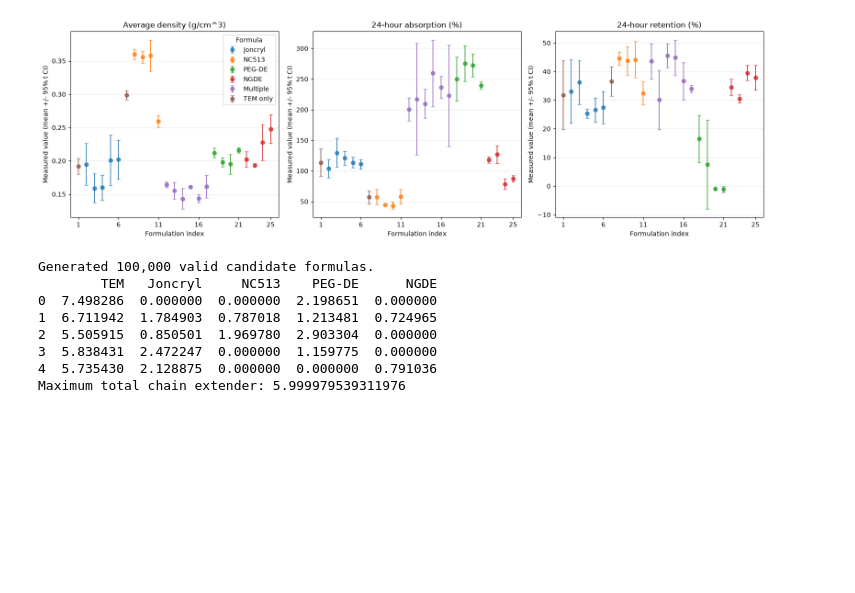
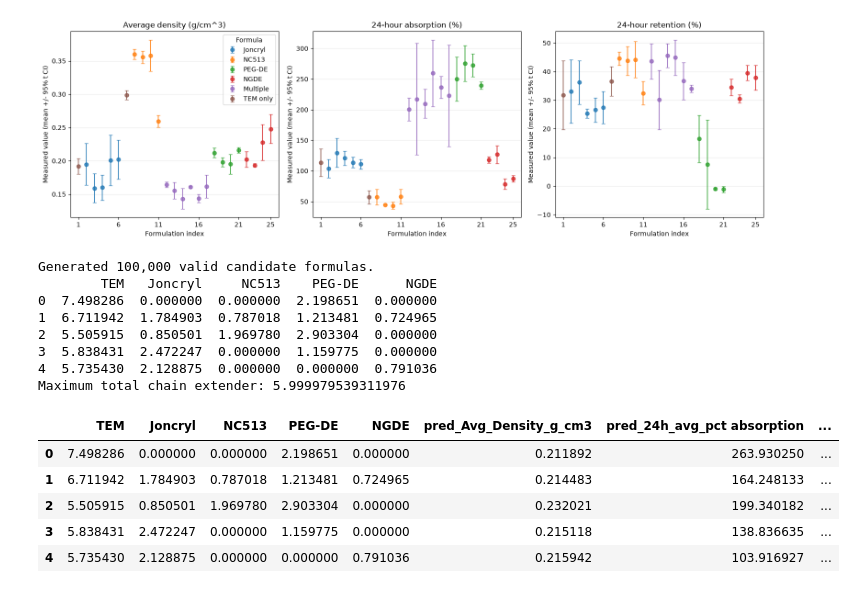
Before and after one commit to brookeb2000/foam-project, a Jupyter notebook: notebooks/0.07-bab-visualize-formulas.ipynb, the cells around one changed output. Drawn from its saved outputs; the diff is of its cells as text; code cells hidden in the pictures; blank space fills up the shorter version.

```diff
--- a/notebooks/0.07-bab-visualize-formulas.ipynb
+++ b/notebooks/0.07-bab-visualize-formulas.ipynb
@@ -184,10 +182,39 @@ Generated 100,000 valid candidate formulas.
 4  5.735430  2.128875  0.000000  0.000000  0.791036
 Maximum total chain extender: 5.999979539311976
 # %%
+# load the gpr_models
+import joblib
+from pathlib import Path
+
+project_root = Path.cwd().resolve().parent if Path.cwd().name == "notebooks" else Path.cwd().resolve()
+models_dir = project_root / "models"
+gpr_models = joblib.load(models_dir / "gpr_models.joblib")
+
 # get predictions for these formulas from the GPR models
 
-# load the gpr_models
+feature_cols = ["TEM", "Joncryl", "NC513", "PEG-DE", "NGDE"]
+X_candidates = candidate_set.loc[:, feature_cols]
 
-gpr_models = joblib.load(models_dir / "gpr_models.joblib")
+batch_size = 5_000
+prediction_columns = {}
+
+for name, model in gpr_models.items():
+    batches = [
+        model.predict(X_candidates.iloc[start : start + batch_size])
+        for start in range(0, len(X_candidates), batch_size)
+    ]
+    prediction_columns[f"pred_{name}"] = np.concatenate(batches)
+
+predictions = pd.DataFrame(prediction_columns, index=candidate_set.index)
+candidate_predictions = pd.concat([candidate_set, predictions], axis=1)
+
+display(candidate_predictions.head())
+# %% [output]
+|  | TEM | Joncryl | NC513 | PEG-DE | NGDE | pred_Avg_Density_g_cm3 | pred_24h_avg_pct absorption | ... |
+| 0 | 7.498286 | 0.000000 | 0.000000 | 2.198651 | 0.000000 | 0.211892 | 263.930250 | ... |
+| 1 | 6.711942 | 1.784903 | 0.787018 | 1.213481 | 0.724965 | 0.214483 | 164.248133 | ... |
+| 2 | 5.505915 | 0.850501 | 1.969780 | 2.903304 | 0.000000 | 0.232021 | 199.340182 | ... |
+| 3 | 5.838431 | 2.472247 | 0.000000 | 1.159775 | 0.000000 | 0.215118 | 138.836635 | ... |
+| 4 | 5.735430 | 2.128875 | 0.000000 | 0.000000 | 0.791036 | 0.215942 | 103.916927 | ... |
 # %%
 # sample 50 random candidate formulas and put on the plot above to visualize
```
Also changed, not shown: parts of 4 cells of this notebook, 2 other files.
